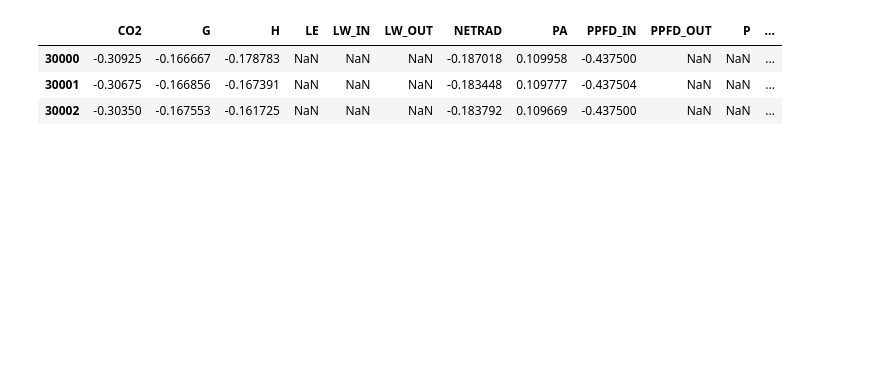
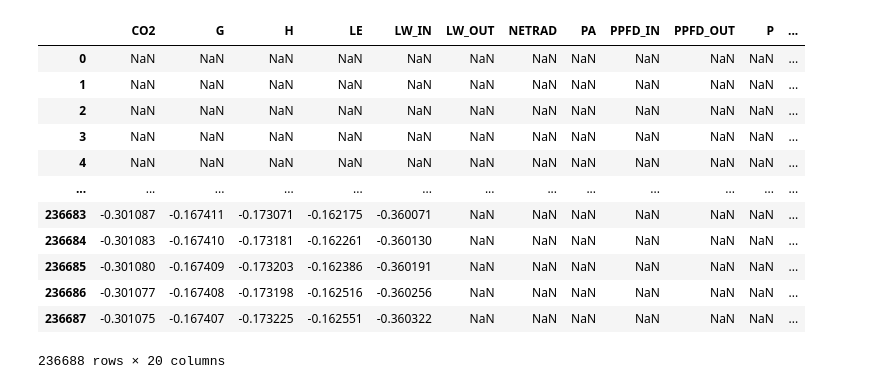
Before and after one commit to mrquaternion/CS-Pipeline, a Jupyter notebook: notebook.ipynb, the cells around one changed output. Saved outputs shown, nothing was run; the diff lists cells and outputs as text; code cells hidden in the pictures; blank space fills up the shorter version.

```diff
--- a/notebook.ipynb
+++ b/notebook.ipynb
@@ -31,10 +9,19 @@ column_mapping = {
 # %%
-filtered_df = cli.filtered_and_renamed_columns(df, column_mapping)
+filtered_df = cli.filtered_and_renamed_columns(df, COLUMN_NAME_MAPPING)
 filtered_df['timestamp'] = pd.to_datetime(filtered_df['timestamp'])
 # %%
-filtered_df.iloc[:, :20].loc[30000:30002]
+filtered_df
 # %% [output]
 |  | CO2 | G | H | LE | LW_IN | LW_OUT | NETRAD | PA | PPFD_IN | PPFD_OUT | P | ... |
-| 30000 | -0.30925 | -0.166667 | -0.178783 | NaN | NaN | NaN | -0.187018 | 0.109958 | -0.437500 | NaN | NaN | ... |
-| 30001 | -0.30675 | -0.166856 | -0.167391 | NaN | NaN | NaN | -0.183448 | 0.109777 | -0.437504 | NaN | NaN | ... |
-| 30002 | -0.30350 | -0.167553 | -0.161725 | NaN | NaN | NaN | -0.183792 | 0.109669 | -0.437500 | NaN | NaN | ... |
+| 0 | NaN | NaN | NaN | NaN | NaN | NaN | NaN | NaN | NaN | NaN | NaN | ... |
+| 1 | NaN | NaN | NaN | NaN | NaN | NaN | NaN | NaN | NaN | NaN | NaN | ... |
+| 2 | NaN | NaN | NaN | NaN | NaN | NaN | NaN | NaN | NaN | NaN | NaN | ... |
+| 3 | NaN | NaN | NaN | NaN | NaN | NaN | NaN | NaN | NaN | NaN | NaN | ... |
+| 4 | NaN | NaN | NaN | NaN | NaN | NaN | NaN | NaN | NaN | NaN | NaN | ... |
+| ... | ... | ... | ... | ... | ... | ... | ... | ... | ... | ... | ... | ... |
+| 236683 | -0.301087 | -0.167411 | -0.173071 | -0.162175 | -0.360071 | NaN | NaN | NaN | NaN | NaN | NaN | ... |
+| 236684 | -0.301083 | -0.167410 | -0.173181 | -0.162261 | -0.360130 | NaN | NaN | NaN | NaN | NaN | NaN | ... |
+| 236685 | -0.301080 | -0.167409 | -0.173203 | -0.162386 | -0.360191 | NaN | NaN | NaN | NaN | NaN | NaN | ... |
+| 236686 | -0.301077 | -0.167408 | -0.173198 | -0.162516 | -0.360256 | NaN | NaN | NaN | NaN | NaN | NaN | ... |
+| 236687 | -0.301075 | -0.167407 | -0.173225 | -0.162551 | -0.360322 | NaN | NaN | NaN | NaN | NaN | NaN | ... |
+236688 rows × 20 columns
```
Also changed, not shown: parts of 11 cells of this notebook.
